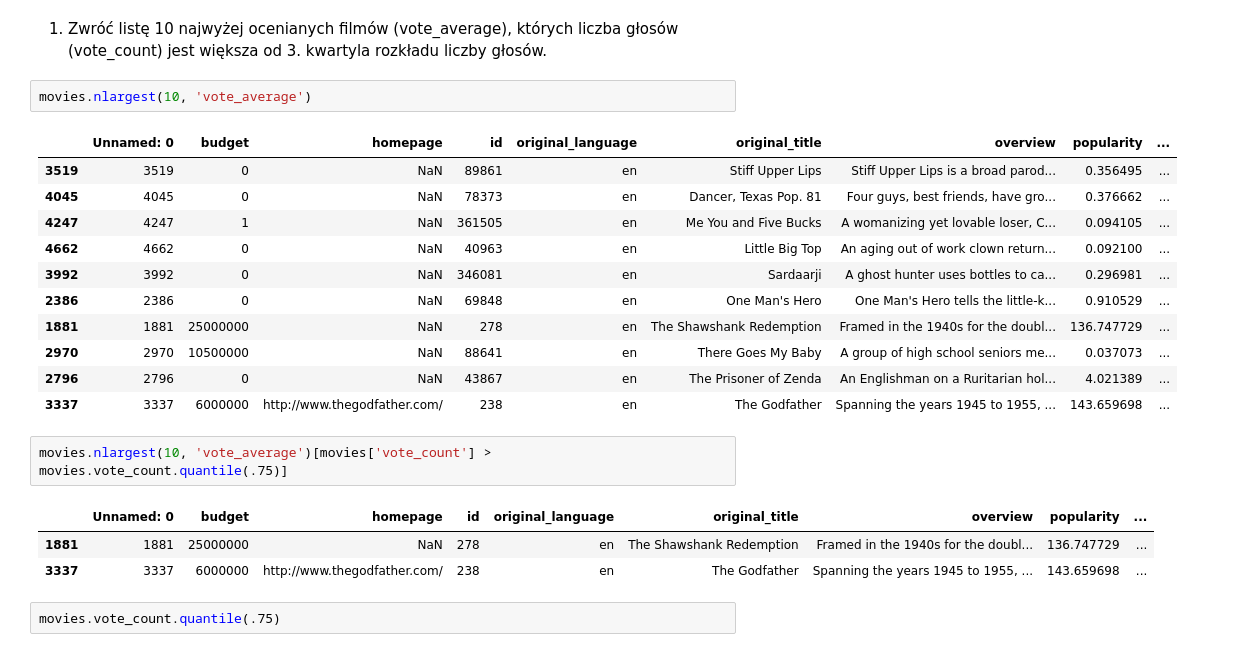
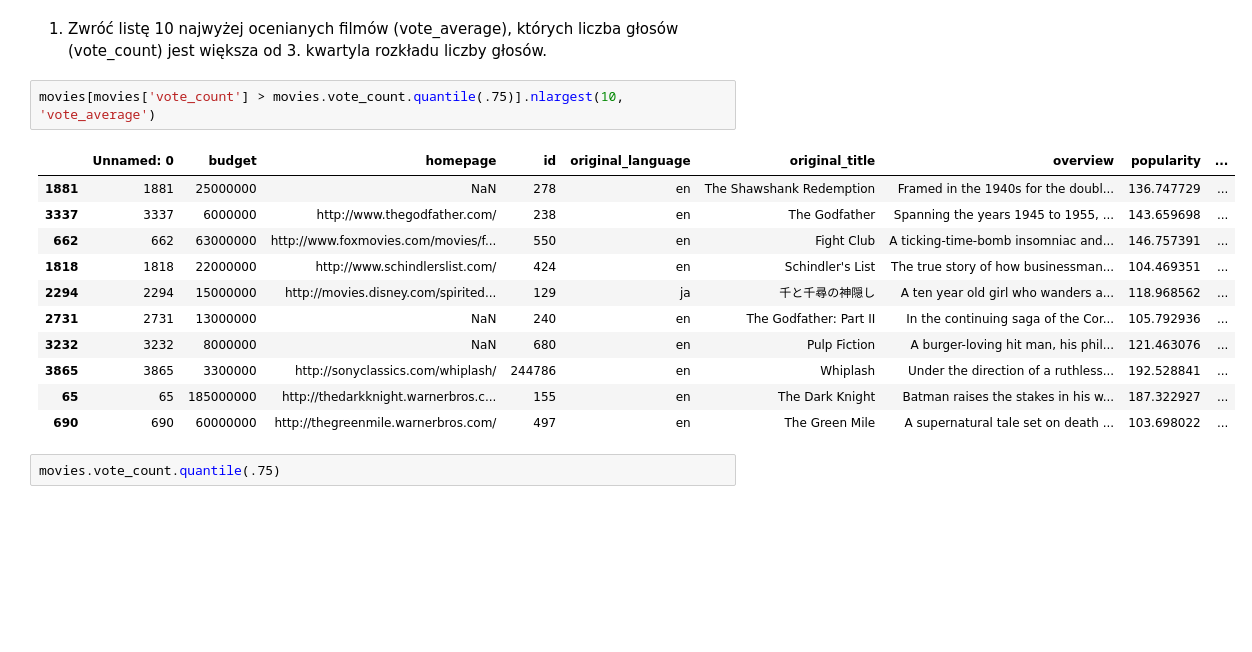
Before and after one commit to przemekkot/baza_filmow, a Jupyter notebook: baza_filmow.ipynb, the cells around one changed output. Drawn from its saved outputs; the diff is of its cells as text; blank space fills up the shorter version.

```diff
--- a/baza_filmow.ipynb
+++ b/baza_filmow.ipynb
@@ -25,25 +25,19 @@ pandas.core.frame.DataFrame
 # %% [markdown]
 1. Zwróć listę 10 najwyżej ocenianych filmów (vote_average), których liczba głosów (vote_count) jest większa od 3. kwartyla rozkładu liczby głosów.
 # %%
-movies.nlargest(10, 'vote_average')
+movies[movies['vote_count'] > movies.vote_count.quantile(.75)].nlargest(10, 'vote_average')
 # %% [output]
 |  | Unnamed: 0 | budget | homepage | id | original_language | original_title | overview | popularity | ... |
-| 3519 | 3519 | 0 | NaN | 89861 | en | Stiff Upper Lips | Stiff Upper Lips is a broad parod... | 0.356495 | ... |
-| 4045 | 4045 | 0 | NaN | 78373 | en | Dancer, Texas Pop. 81 | Four guys, best friends, have gro... | 0.376662 | ... |
-| 4247 | 4247 | 1 | NaN | 361505 | en | Me You and Five Bucks | A womanizing yet lovable loser, C... | 0.094105 | ... |
-| 4662 | 4662 | 0 | NaN | 40963 | en | Little Big Top | An aging out of work clown return... | 0.092100 | ... |
-| 3992 | 3992 | 0 | NaN | 346081 | en | Sardaarji | A ghost hunter uses bottles to ca... | 0.296981 | ... |
-| 2386 | 2386 | 0 | NaN | 69848 | en | One Man's Hero | One Man's Hero tells the little-k... | 0.910529 | ... |
 | 1881 | 1881 | 25000000 | NaN | 278 | en | The Shawshank Redemption | Framed in the 1940s for the doubl... | 136.747729 | ... |
-| 2970 | 2970 | 10500000 | NaN | 88641 | en | There Goes My Baby | A group of high school seniors me... | 0.037073 | ... |
-| 2796 | 2796 | 0 | NaN | 43867 | en | The Prisoner of Zenda | An Englishman on a Ruritarian hol... | 4.021389 | ... |
 | 3337 | 3337 | 6000000 | http://www.thegodfather.com/ | 238 | en | The Godfather | Spanning the years 1945 to 1955, ... | 143.659698 | ... |
+| 662 | 662 | 63000000 | http://www.foxmovies.com/movies/f... | 550 | en | Fight Club | A ticking-time-bomb insomniac and... | 146.757391 | ... |
+| 1818 | 1818 | 22000000 | http://www.schindlerslist.com/ | 424 | en | Schindler's List | The true story of how businessman... | 104.469351 | ... |
+| 2294 | 2294 | 15000000 | http://movies.disney.com/spirited... | 129 | ja | 千と千尋の神隠し | A ten year old girl who wanders a... | 118.968562 | ... |
+| 2731 | 2731 | 13000000 | NaN | 240 | en | The Godfather: Part II | In the continuing saga of the Cor... | 105.792936 | ... |
+| 3232 | 3232 | 8000000 | NaN | 680 | en | Pulp Fiction | A burger-loving hit man, his phil... | 121.463076 | ... |
+| 3865 | 3865 | 3300000 | http://sonyclassics.com/whiplash/ | 244786 | en | Whiplash | Under the direction of a ruthless... | 192.528841 | ... |
+| 65 | 65 | 185000000 | http://thedarkknight.warnerbros.c... | 155 | en | The Dark Knight | Batman raises the stakes in his w... | 187.322927 | ... |
+| 690 | 690 | 60000000 | http://thegreenmile.warnerbros.com/ | 497 | en | The Green Mile | A supernatural tale set on death ... | 103.698022 | ... |
-# %%
-movies.nlargest(10, 'vote_average')[movies['vote_count'] > movies.vote_count.quantile(.75)]
-# %% [output]
-|  | Unnamed: 0 | budget | homepage | id | original_language | original_title | overview | popularity | ... |
-| 1881 | 1881 | 25000000 | NaN | 278 | en | The Shawshank Redemption | Framed in the 1940s for the doubl... | 136.747729 | ... |
-| 3337 | 3337 | 6000000 | http://www.thegodfather.com/ | 238 | en | The Godfather | Spanning the years 1945 to 1955, ... | 143.659698 | ... |
 # %%
 movies.vote_count.quantile(.75)
 # %% [output]
```
Also changed, not shown: parts of 2 cells of this notebook.
